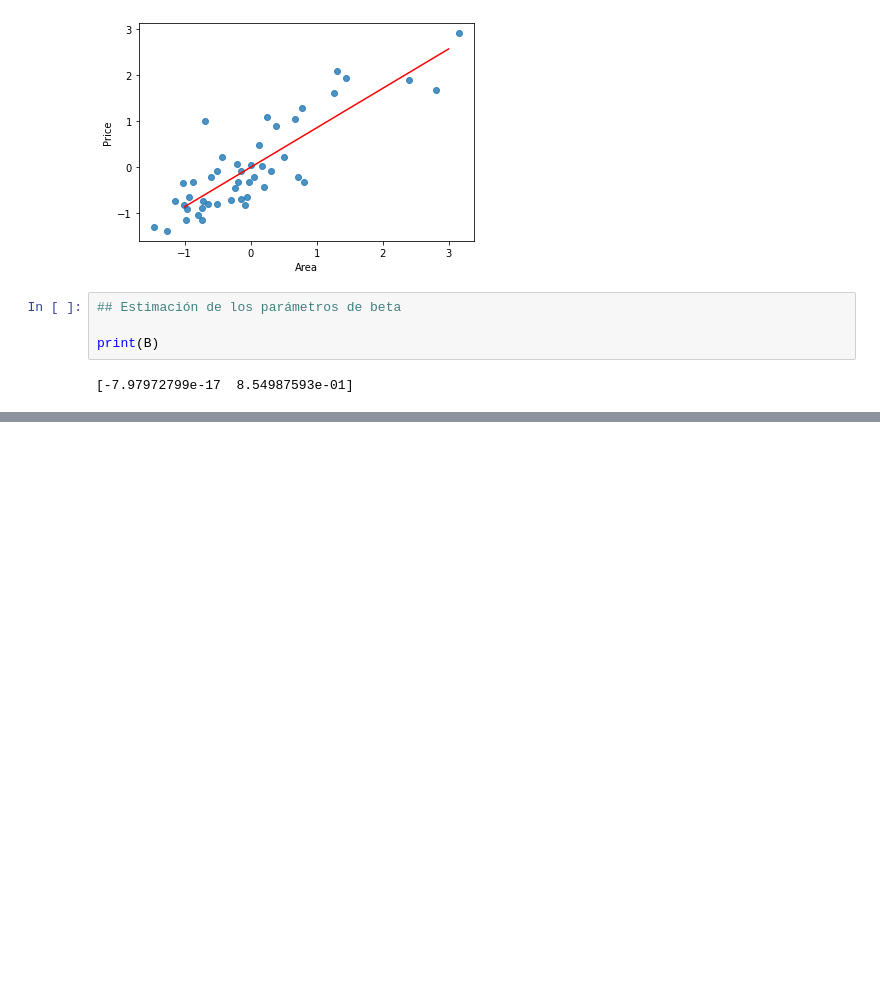
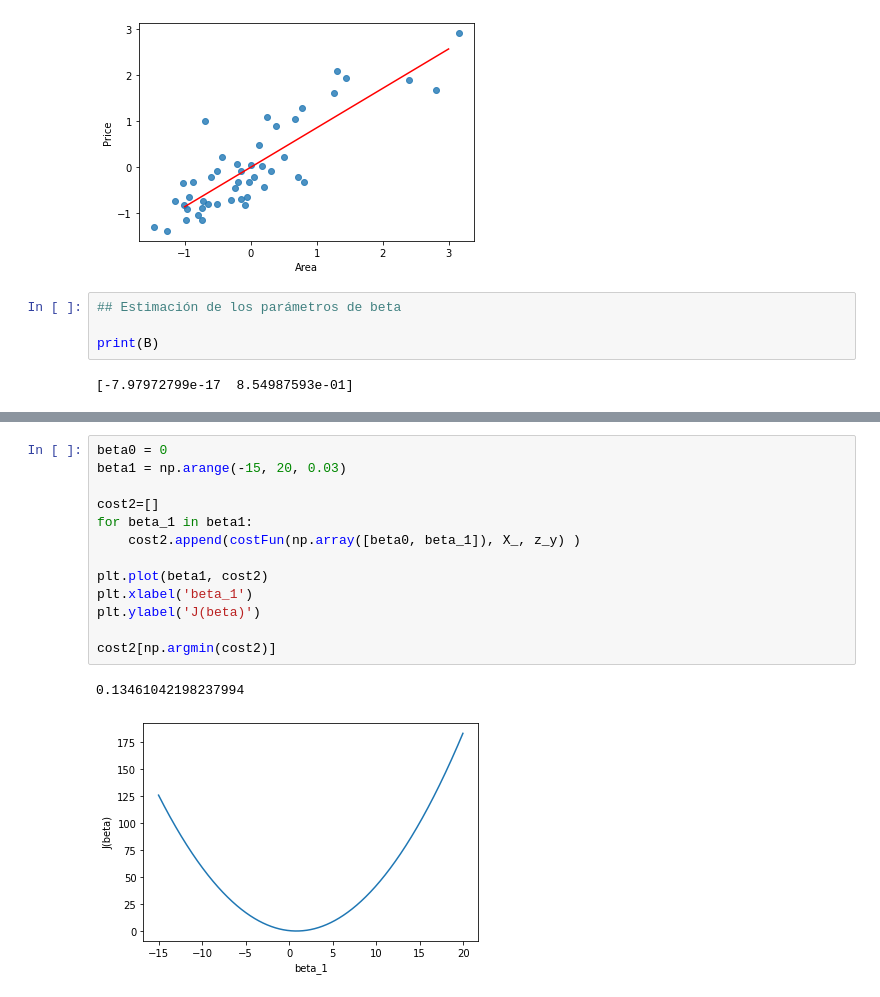
Before and after one commit to Leonardob29/Actividades_Diplomado, a Jupyter notebook: Regresion_Lineal/Regresion_Lineal.ipynb, the cells around one changed output, grey strips where cells are left out. Saved outputs shown, nothing was run; the diff lists cells and outputs as text; blank space fills up the shorter version.

```diff
--- a/Regresion_Lineal/Regresion_Lineal.ipynb
+++ b/Regresion_Lineal/Regresion_Lineal.ipynb
@@ -135,0 +199,16 @@ print(B)
+# %%
+beta0 = 0
+beta1 = np.arange(-15, 20, 0.03)
+
+cost2=[]
+for beta_1 in beta1:
+    cost2.append(costFun(np.array([beta0, beta_1]), X_, z_y) )
+
+plt.plot(beta1, cost2)
+plt.xlabel('beta_1')
+plt.ylabel('J(beta)')
+
+cost2[np.argmin(cost2)]
+# %% [output]
+0.13461042198237994
+[figure, added]
```
Also changed, not shown: parts of 14 cells of this notebook.
